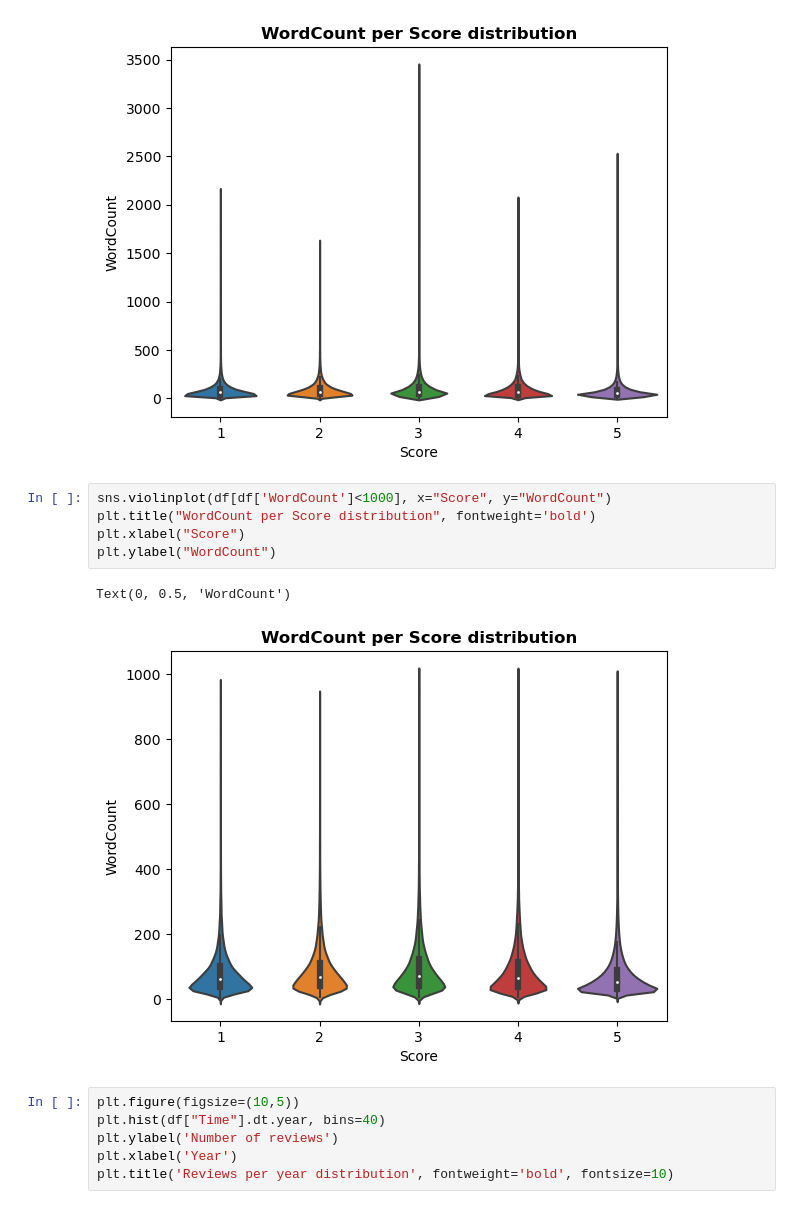
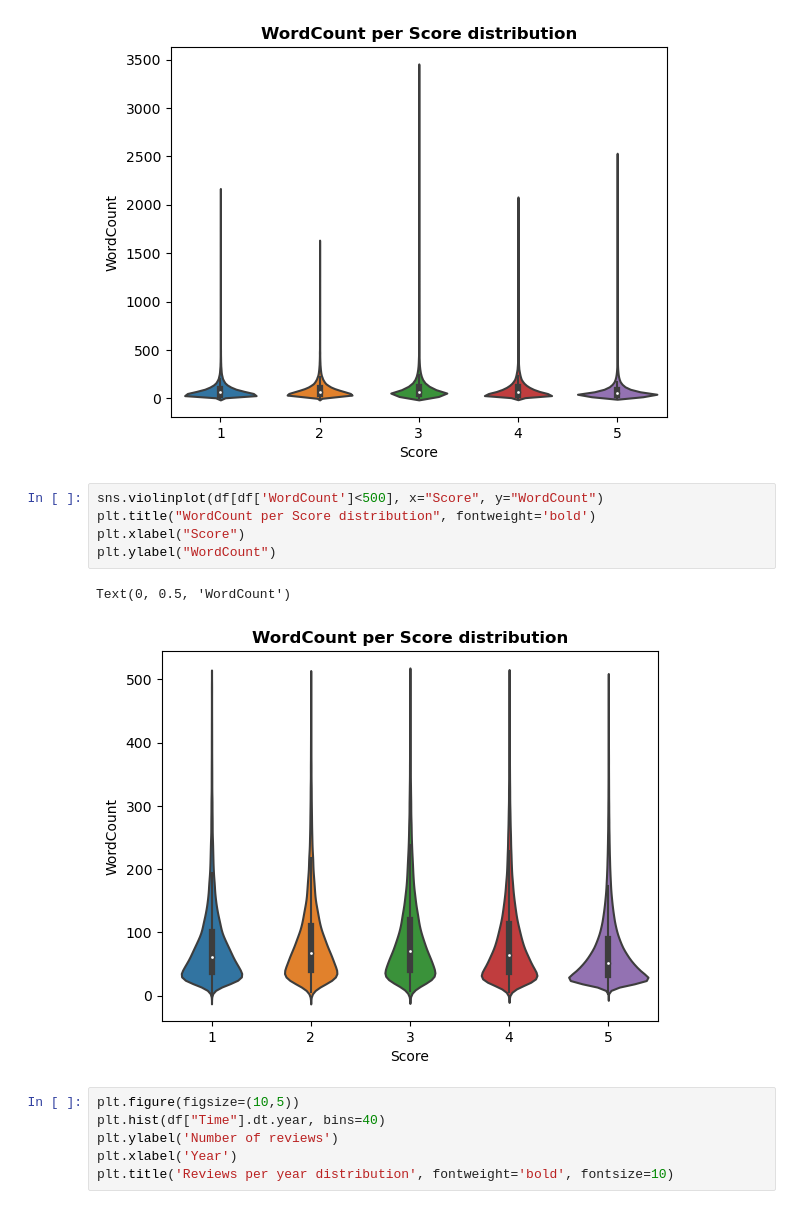
Before and after one commit to rmarconzini/amazon-fine-food-reviews-classification-clustering, a Jupyter notebook: Preprocessing.ipynb, the cells around one changed output. Saved outputs shown, nothing was run; the diff lists cells and outputs as text.

```diff
--- a/Preprocessing.ipynb
+++ b/Preprocessing.ipynb
@@ -282,13 +282,13 @@ plt.ylabel("WordCount")
 Text(0, 0.5, 'WordCount')
 [figure]
 # %%
-sns.violinplot(df[df['WordCount']<1000], x="Score", y="WordCount")
+sns.violinplot(df[df['WordCount']<500], x="Score", y="WordCount")
 plt.title("WordCount per Score distribution", fontweight='bold')
 plt.xlabel("Score")
 plt.ylabel("WordCount")
 # %% [output]
 Text(0, 0.5, 'WordCount')
-[figure, old version]
+[figure, new version]
 # %%
 plt.figure(figsize=(10,5))
 plt.hist(df["Time"].dt.year, bins=40)
```
Also changed, not shown: 1 other file.
